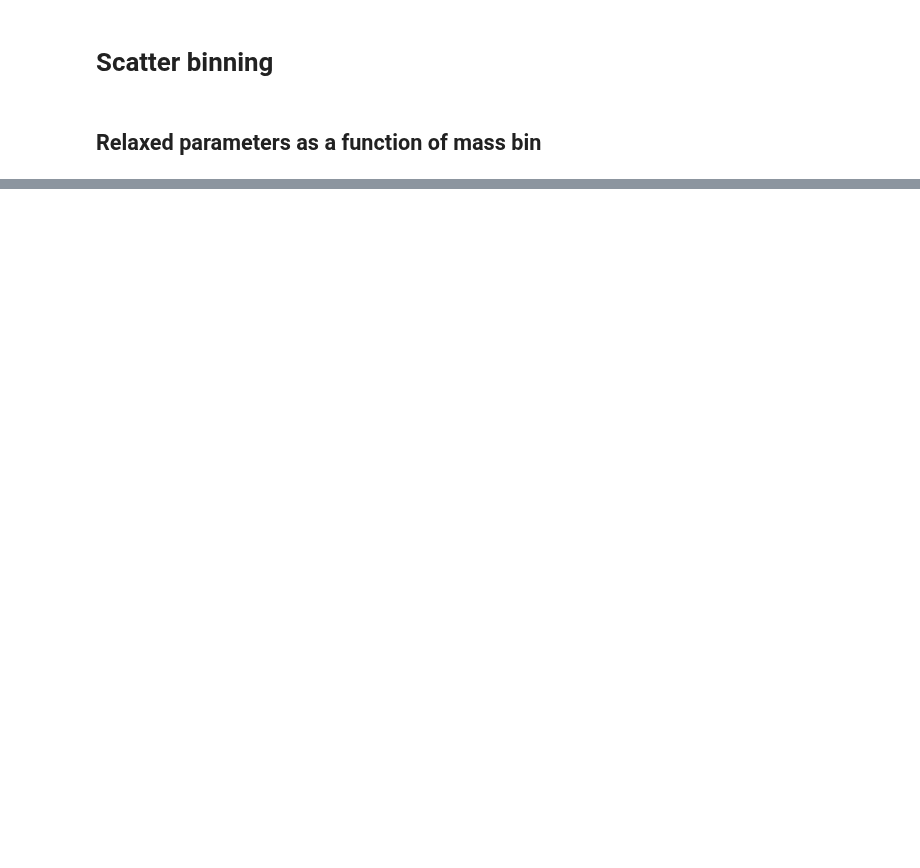
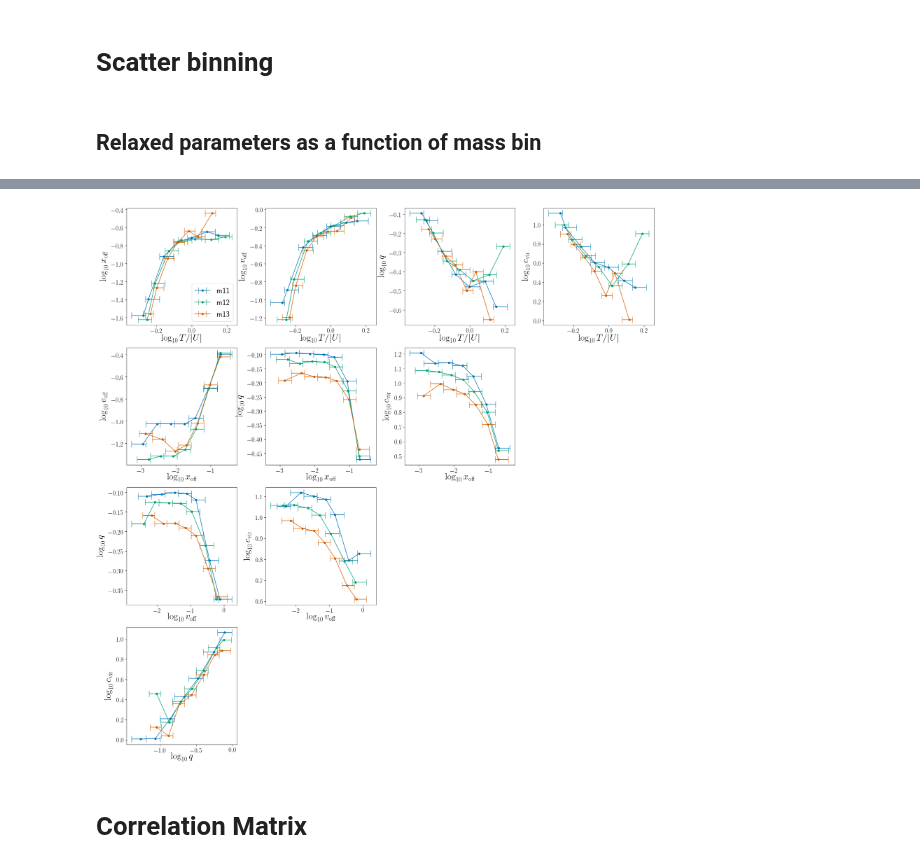
Before and after one commit to ismael-mendoza/nbody-relaxed, a Jupyter notebook: jupyter/plots/overview.ipynb, the cells around one changed output, grey strips where cells are left out. Cells and saved outputs as stored; diff of their text form; code cells hidden in the pictures; blank space fills up the shorter version.

```diff
--- a/jupyter/plots/overview.ipynb
+++ b/jupyter/plots/overview.ipynb
@@ -218,0 +266,37 @@ with PdfPages(pdf_path) as pdf:
+# %%
+# first create all pairs
+names = ['m11', 'm12', 'm13']
+params = ["t/|u|", "x0", "v0", "q", "cvir"]
+hparams = {param: get_hparam(param, log=True) for param in params}
+all_pairs = []
+nums = [1, 2, 3, 4, 5, 6, 7, 9, 10, 13]
+for i, param1 in enumerate(params):
+    for j, param2 in enumerate(params):
+        if param1!= param2 and (param1, param2) not in all_pairs and (param2, param1) not in all_pairs:
+            all_pairs.append((param1, param2))
+            pos[(param1, param2)] = nums.pop(0)
+# %%
+figsize = (24, 24)
+fig = plt.figure(figsize=figsize)
+for (param1, param2) in pos:
+    i = pos[(param1, param2)]
+    ax = fig.add_subplot(4, 4,  i)
+    for c, name in zip(colors, names):
+        x = hparams[param1].get_values(dcats[name].cat)
+        y = hparams[param2].get_values(dcats[name].cat)
+        xlabel = hparams[param1].get_text()
+        ylabel = hparams[param2].get_text()
+        make_scatter_binning(ax, x, y, n_xbins=8, bin_bds=None, show_bands=False, color=c, label=name)
+
+        ax.set_xlabel(xlabel, size=28)
+        ax.set_ylabel(ylabel, size=28)
+        ax.tick_params(axis='both', which='major', labelsize=20)
+
+    if i==1:
+        ax.legend(loc='best')
+plt.tight_layout()
+plt.show()
+# %% [output]
+[figure, added]
+# %% [markdown]
+# Correlation Matrix
```
Also changed, not shown: parts of 15 cells of this notebook, 6 other files.
